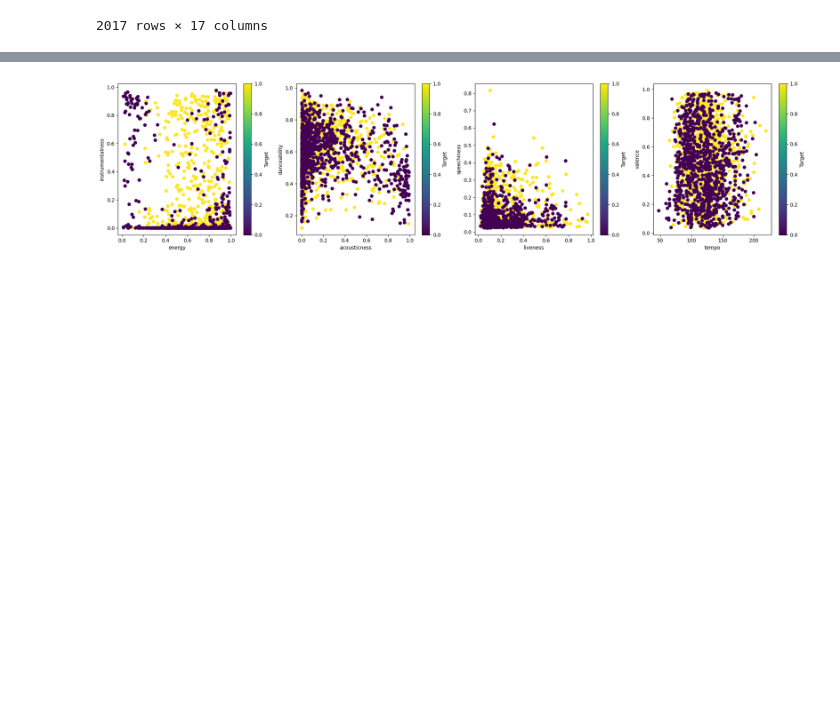
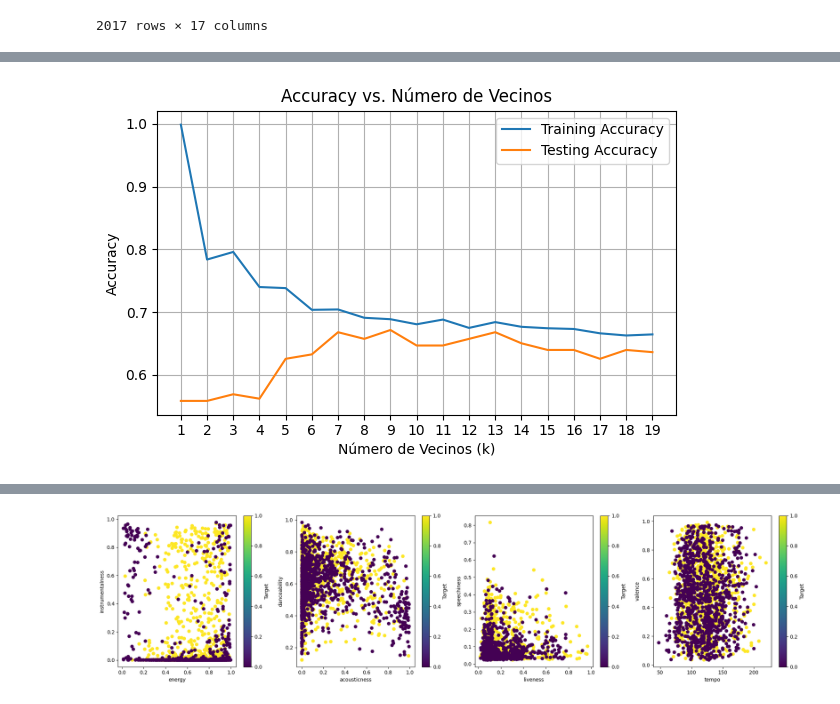
Before and after one commit to PatriciaRoxana/Big-data-lab1, a Jupyter notebook: Laboratorio_2.ipynb, the cells around one changed output, grey strips where cells are left out. Saved outputs shown, nothing was run; the diff lists cells and outputs as text; code cells hidden in the pictures; blank space fills up the shorter version.

```diff
--- a/Laboratorio_2.ipynb
+++ b/Laboratorio_2.ipynb
@@ -61,0 +93,22 @@ df1.dropna(subset=['target'])
+# %%
+# Dividir los datos en conjuntos de entrenamiento y prueba
+#test_size=0.3 significa que el 30% de los datos se utilizarán para prueba y el resto para entrenamiento.
+X_train, X_test, y_train, y_test = train_test_split(X, y, test_size=0.3, random_state=42)
+
+# Normalizar las características para que tengan una escala similar
+scaler = StandardScaler()
+X_train = scaler.fit_transform(X_train)
+X_test = scaler.transform(X_test)
+
+# Crear un clasificador KNN (puedes ajustar el valor de K según tus necesidades)
+knn_classifier = KNeighborsClassifier(n_neighbors=5)  # Cambia el valor de "n_neighbors" si es necesario
+
+# Entrenar el modelo KNN
+knn_classifier.fit(X_train, y_train)
+
+# Realizar predicciones en el conjunto de prueba
+y_pred = knn_classifier.predict(X_test)
+
+# Calcular la precisión del modelo
+accuracy = accuracy_score(y_test, y_pred)
+print(f"Precisión del modelo: {accuracy * 100:.2f}%")
@@ -61,0 +268,5 @@ df1.dropna(subset=['target'])
+# %%
+#grafico con accuracy
+plot_knn_metrics(X, y, KNeighborsClassifier, 'accuracy',test_size=0.14)
+# %% [output]
+[figure, added]
```
Also changed, not shown: parts of 22 cells of this notebook.
